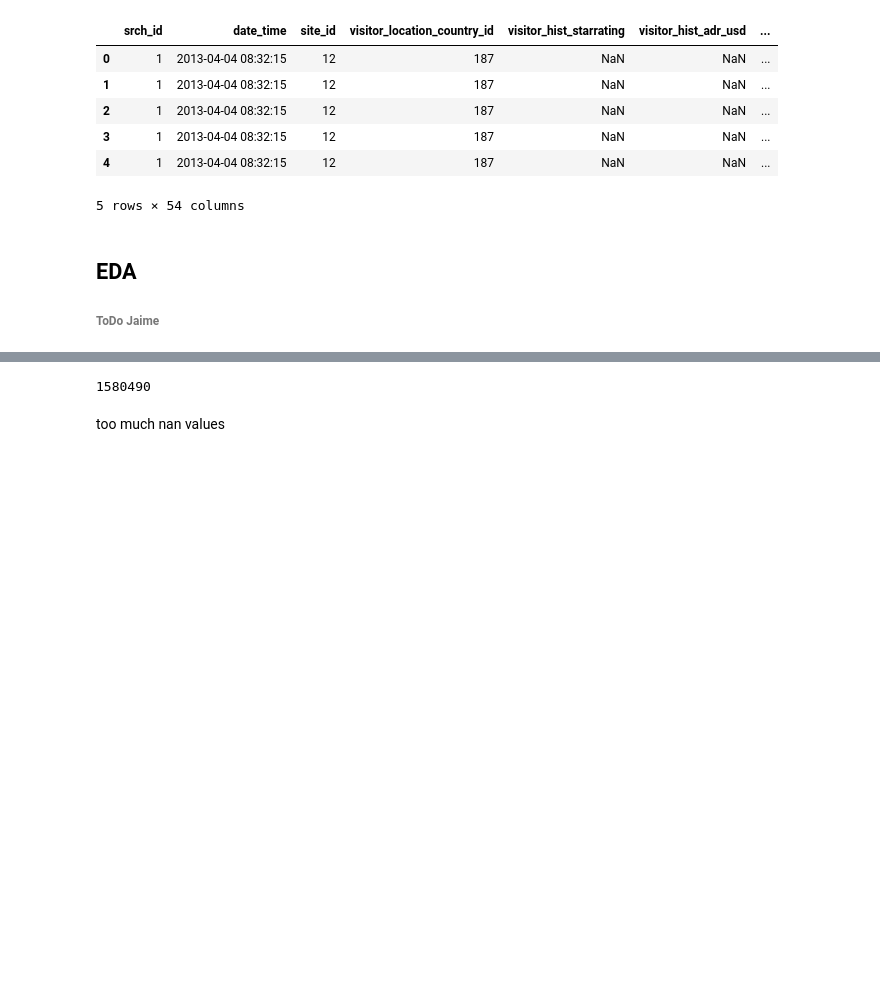
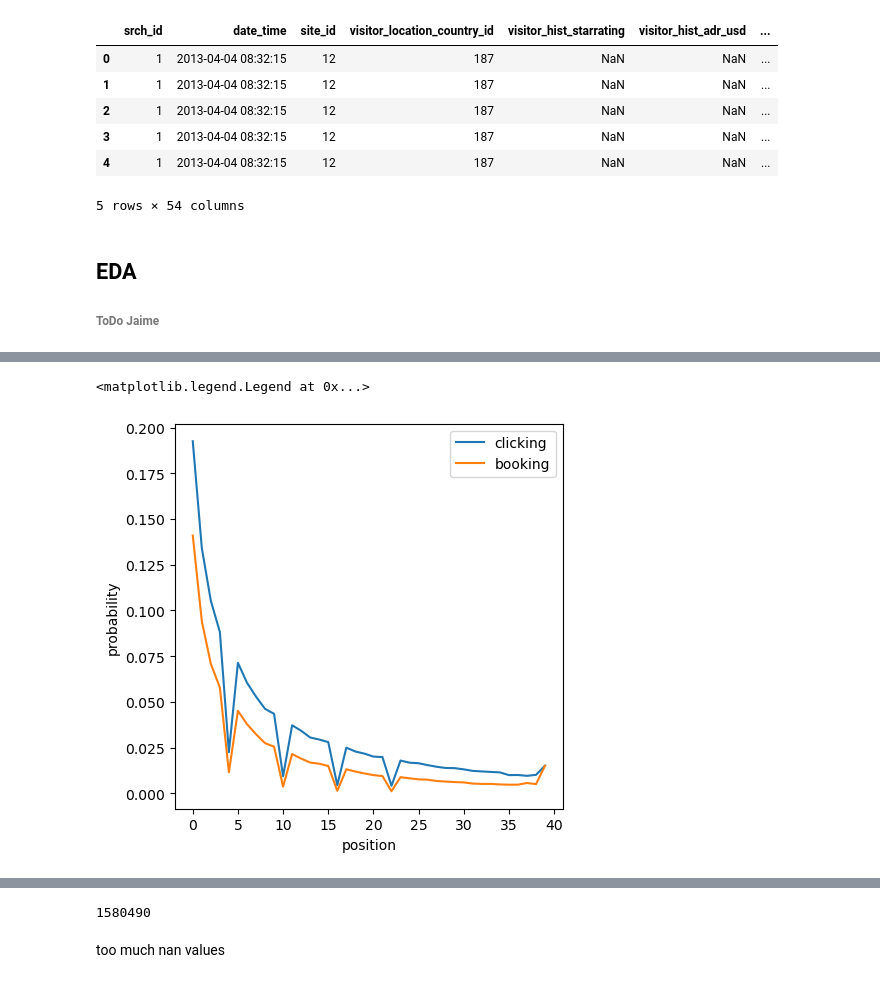
Before and after one commit to ryan-ott/DMT-Group17, a Jupyter notebook: Assignment2/expedia.ipynb, the cells around one changed output, grey strips where cells are left out. Saved outputs shown, nothing was run; the diff lists cells and outputs as text; code cells hidden in the pictures; blank space fills up the shorter version.

```diff
--- a/Assignment2/expedia.ipynb
+++ b/Assignment2/expedia.ipynb
@@ -27,0 +76,22 @@ df.head()
+# %%
+grouped_by_position = df.groupby(['position'])
+# %%
+top_40 = list(range(1,41))
+# %%
+click_precent_top_40 = []
+book_precent_top_40 = []
+price_top_25 = []
+for group in top_40:
+    group_df = grouped_by_position.get_group(group)
+    click_precent_top_40.append(group_df['click_bool'].sum()/len(group_df))
+    book_precent_top_40.append(group_df['booking_bool'].sum()/len(group_df))
+    price_top_25.append(group_df['price_usd'].mean()/group_df['srch_length_of_stay'].mean())
+plt.rcParams["figure.figsize"] = (5,5)
+plt.plot(click_precent_top_40)
+plt.plot(book_precent_top_40)
+plt.xlabel('position')
+plt.ylabel('probability')
+plt.legend(["clicking", "booking"], loc="upper right")
+# %% [output]
+<matplotlib.legend.Legend at 0x...>
+[figure, added]
```
Also changed, not shown: parts of 13 cells of this notebook.
